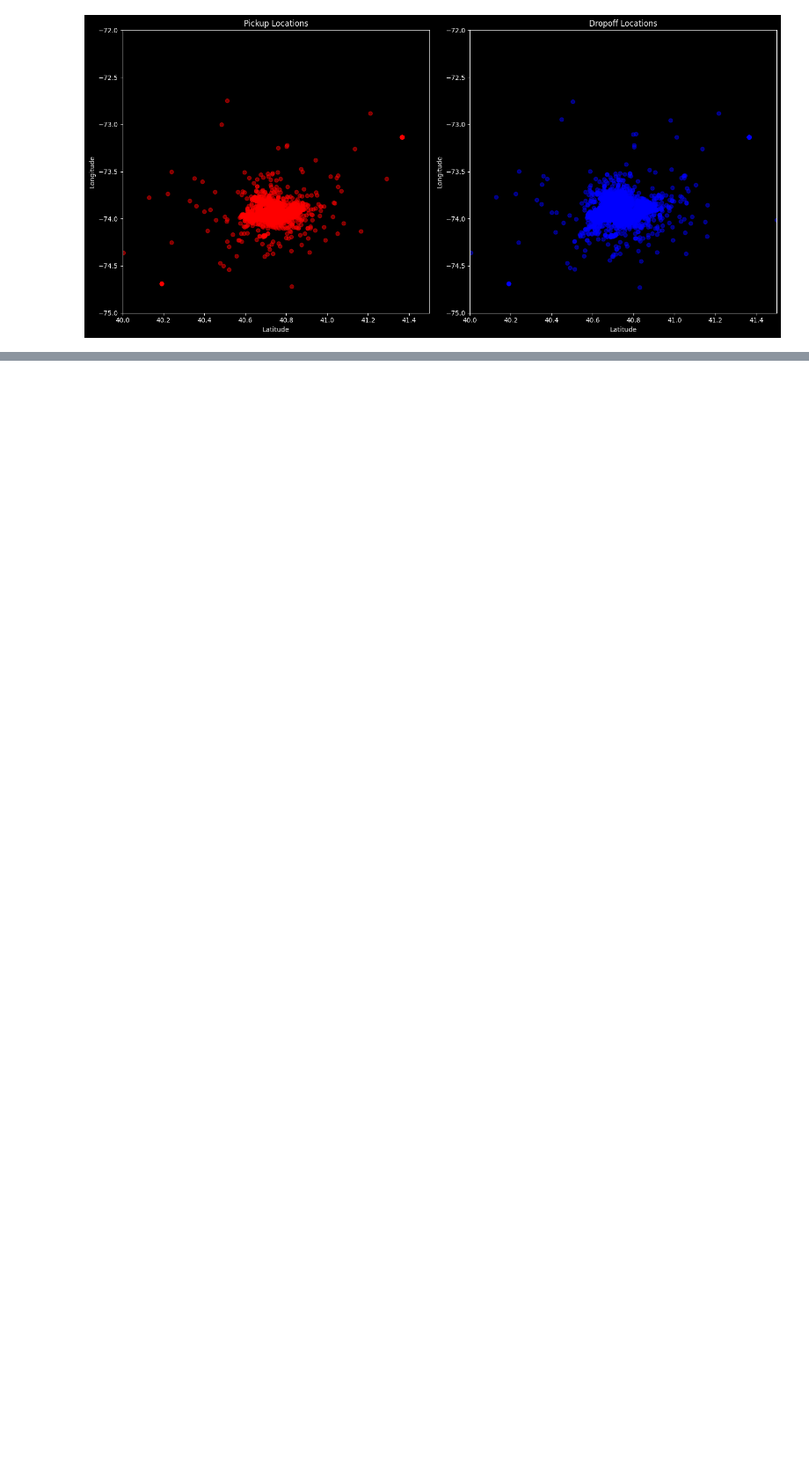
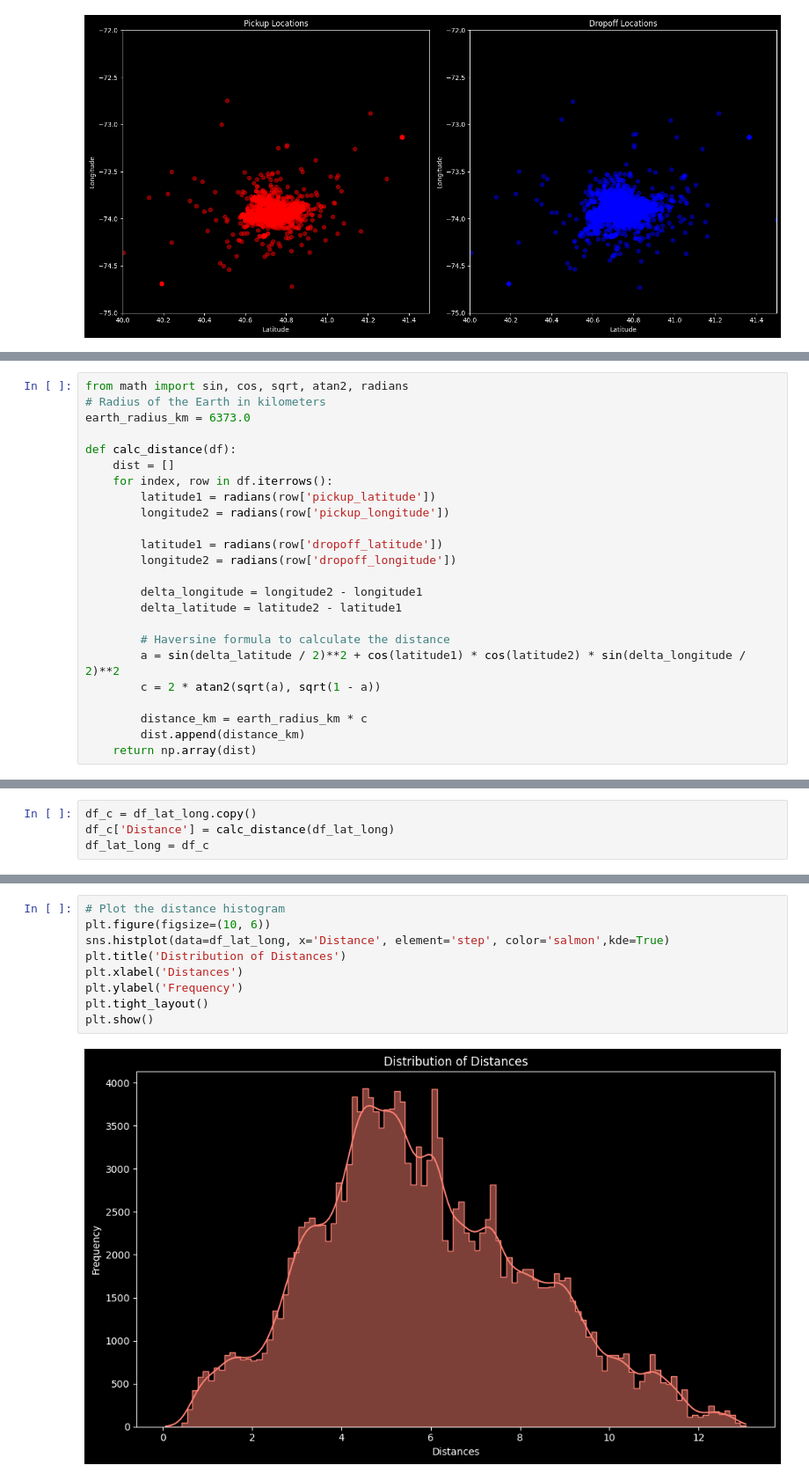
Before and after one commit to BKAPADIA04/Farely, a Jupyter notebook: codes/eda.ipynb, the cells around one changed output, grey strips where cells are left out. Shown: that part at 88% size. Saved outputs shown, nothing was run; the diff lists cells and outputs as text; blank space fills up the shorter version.

```diff
--- a/codes/eda.ipynb
+++ b/codes/eda.ipynb
@@ -215,0 +441,24 @@ plt.show()
+# %%
+from math import sin, cos, sqrt, atan2, radians
+# Radius of the Earth in kilometers
+earth_radius_km = 6373.0
+
+def calc_distance(df):
+    dist = []
+    for index, row in df.iterrows():
+        latitude1 = radians(row['pickup_latitude'])
+        longitude2 = radians(row['pickup_longitude'])
+
+        latitude1 = radians(row['dropoff_latitude'])
+        longitude2 = radians(row['dropoff_longitude'])
+
+        delta_longitude = longitude2 - longitude1
+        delta_latitude = latitude2 - latitude1
+
+        # Haversine formula to calculate the distance
+        a = sin(delta_latitude / 2)**2 + cos(latitude1) * cos(latitude2) * sin(delta_longitude / 2)**2
+        c = 2 * atan2(sqrt(a), sqrt(1 - a))
+
+        distance_km = earth_radius_km * c
+        dist.append(distance_km)
+    return np.array(dist)
@@ -215,0 +470,4 @@ plt.show()
+# %%
+df_c = df_lat_long.copy()
+df_c['Distance'] = calc_distance(df_lat_long)
+df_lat_long = df_c
@@ -215,0 +502,11 @@ plt.show()
+# %%
+# Plot the distance histogram
+plt.figure(figsize=(10, 6))
+sns.histplot(data=df_lat_long, x='Distance', element='step', color='salmon',kde=True)
+plt.title('Distribution of Distances')
+plt.xlabel('Distances')
+plt.ylabel('Frequency')
+plt.tight_layout()
+plt.show()
+# %% [output]
+[figure, added]
```
Also changed, not shown: parts of 25 cells of this notebook, 2 other files.
